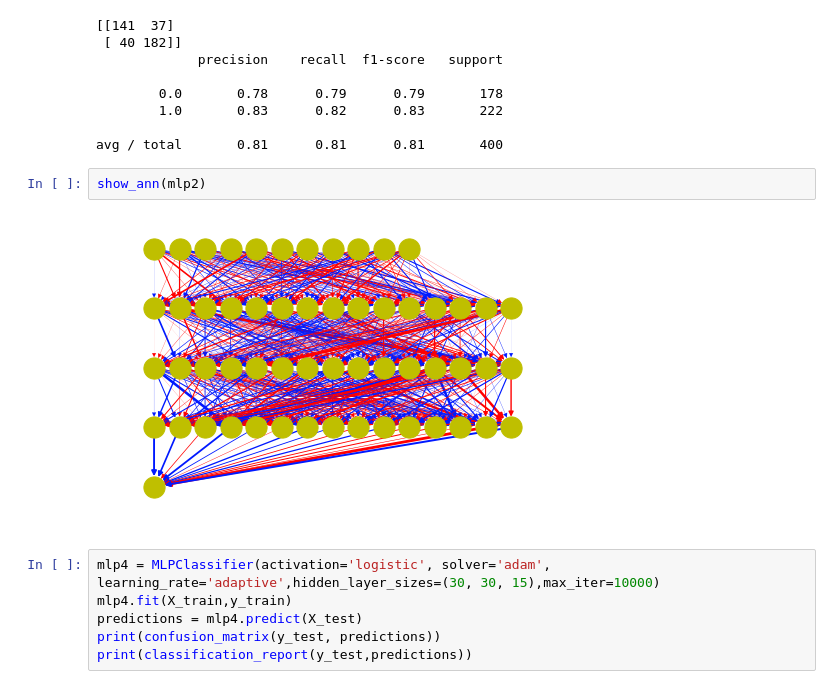
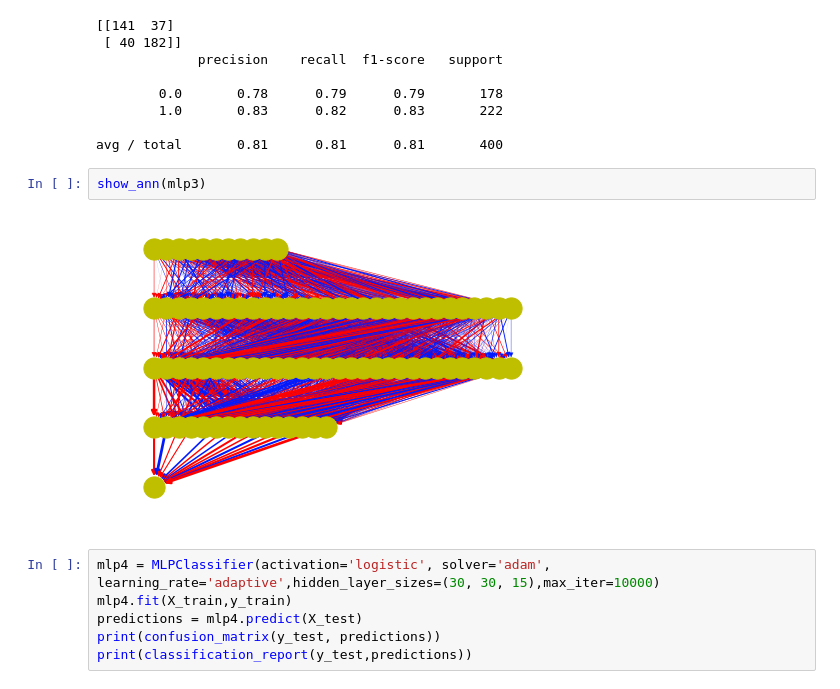
Before and after one commit to SupChanda/Wine-Type-Prediction-Using-Decision-Trees, a Jupyter notebook: Manish.ipynb, the cells around one changed output. Cells and saved outputs as stored; diff of their text form.

```diff
--- a/Manish.ipynb
+++ b/Manish.ipynb
@@ -323,9 +359,9 @@ print(classification_report(y_test,predictions))
 
 avg / total       0.81      0.81      0.81       400
 # %%
-show_ann(mlp2)
+show_ann(mlp3)
 # %% [output]
-[figure, old version]
+[figure, new version]
 # %%
 mlp4 = MLPClassifier(activation='logistic', solver='adam', learning_rate='adaptive',hidden_layer_sizes=(30, 30, 15),max_iter=10000)
 mlp4.fit(X_train,y_train)
```
Also changed, not shown: parts of 1 cell of this notebook, 3 other files.
